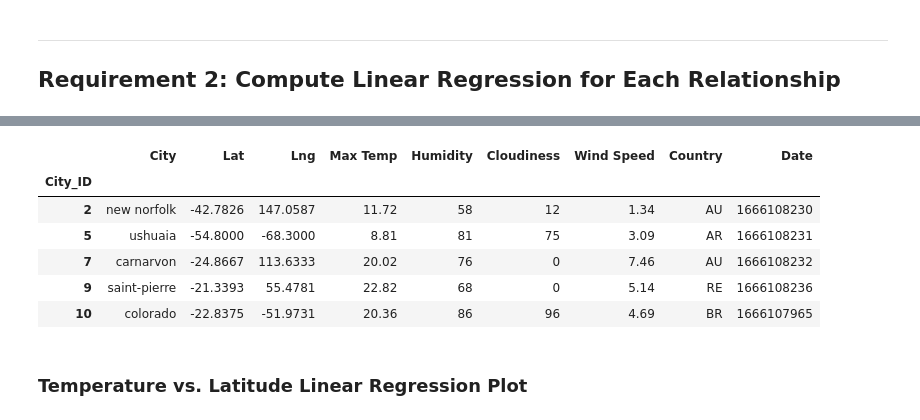
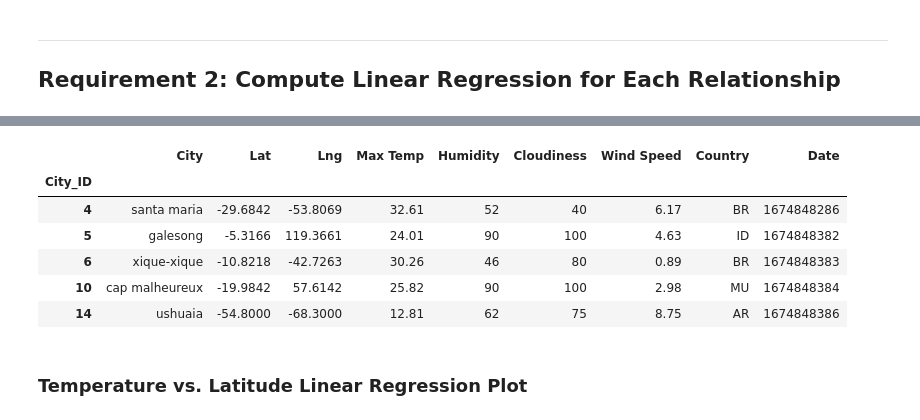
Before and after one commit to juansierra1182/python-api-challenge, a Jupyter notebook: starter_code/main-WeatherPy.ipynb, the cells around one changed output, grey strips where cells are left out. Cells and saved outputs as stored; diff of their text form; code cells hidden in the pictures.

```diff
--- a/starter_code/main-WeatherPy.ipynb
+++ b/starter_code/main-WeatherPy.ipynb
@@ -275,16 +328,16 @@ NameError: name 'northern_hemi_df' is not defined
 # %%
 # Create a DataFrame with the Southern Hemisphere data (Latitude < 0)
-# YOUR CODE HERE
+southern_hemi_df = city_data_df.loc[(city_data_df["Lat"]<=0),:]
 
 # Display sample data
 southern_hemi_df.head()
 # %% [output]
 |  | City | Lat | Lng | Max Temp | Humidity | Cloudiness | Wind Speed | Country | Date |
 | City_ID |  |  |  |  |  |  |  |  |  |
-| 2 | new norfolk | -42.7826 | 147.0587 | 11.72 | 58 | 12 | 1.34 | AU | 1666108230 |
-| 5 | ushuaia | -54.8000 | -68.3000 | 8.81 | 81 | 75 | 3.09 | AR | 1666108231 |
-| 7 | carnarvon | -24.8667 | 113.6333 | 20.02 | 76 | 0 | 7.46 | AU | 1666108232 |
-| 9 | saint-pierre | -21.3393 | 55.4781 | 22.82 | 68 | 0 | 5.14 | RE | 1666108236 |
-| 10 | colorado | -22.8375 | -51.9731 | 20.36 | 86 | 96 | 4.69 | BR | 1666107965 |
+| 4 | santa maria | -29.6842 | -53.8069 | 32.61 | 52 | 40 | 6.17 | BR | 1674848286 |
+| 5 | galesong | -5.3166 | 119.3661 | 24.01 | 90 | 100 | 4.63 | ID | 1674848382 |
+| 6 | xique-xique | -10.8218 | -42.7263 | 30.26 | 46 | 80 | 0.89 | BR | 1674848383 |
+| 10 | cap malheureux | -19.9842 | 57.6142 | 25.82 | 90 | 100 | 2.98 | MU | 1674848384 |
+| 14 | ushuaia | -54.8000 | -68.3000 | 12.81 | 62 | 75 | 8.75 | AR | 1674848386 |
 # %% [markdown]
 ###  Temperature vs. Latitude Linear Regression Plot
```
Also changed, not shown: parts of 29 cells of this notebook, 5 other files.
